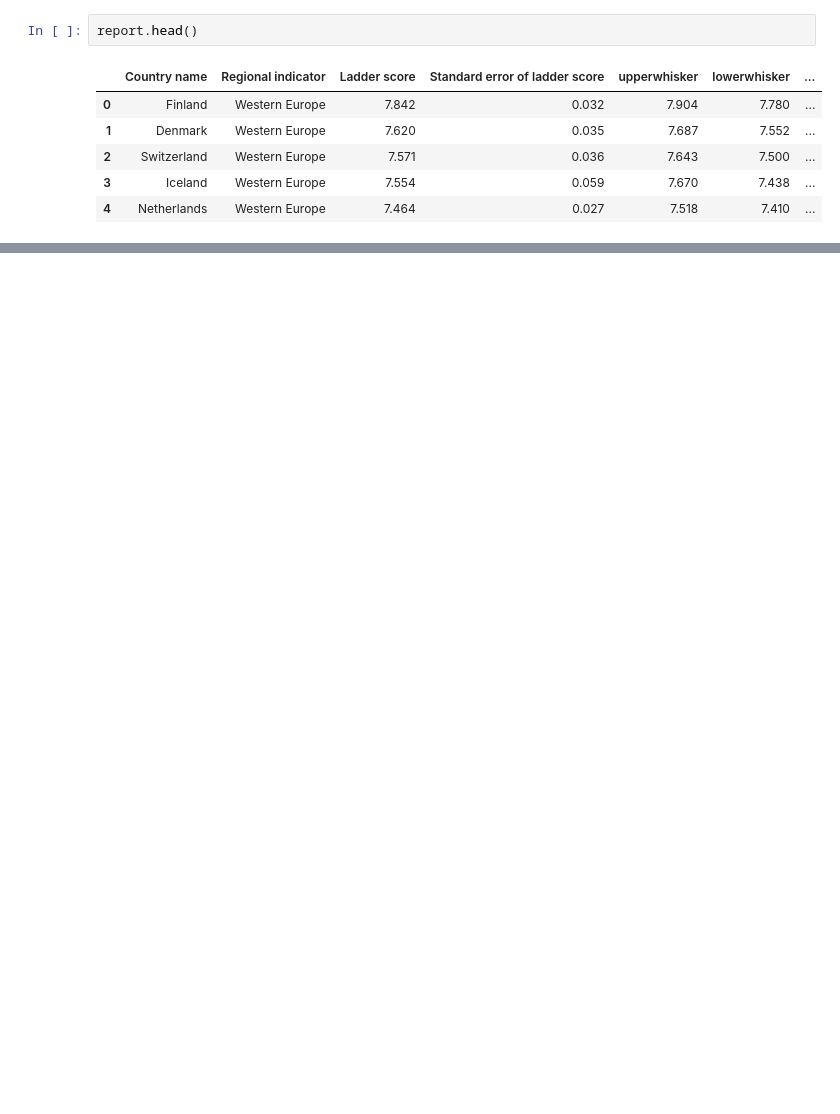
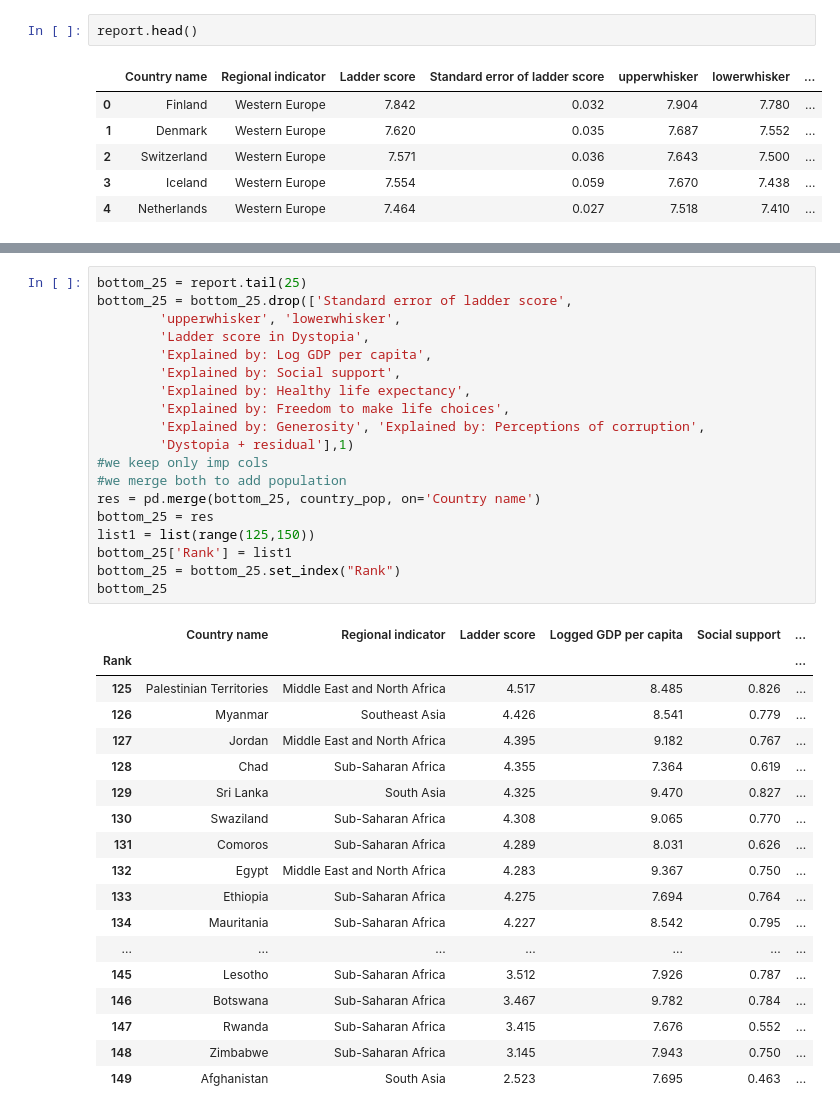
Before and after one commit to JyotsnaBN/EDA_World_Happiness_Report, a Jupyter notebook: file1.ipynb, the cells around one changed output, grey strips where cells are left out. Drawn from its saved outputs; the diff is of its cells as text; blank space fills up the shorter version.

```diff
--- a/file1.ipynb
+++ b/file1.ipynb
@@ -175,0 +142,38 @@ for col in rep_cols:
+# %%
+bottom_25 = report.tail(25)
+bottom_25 = bottom_25.drop(['Standard error of ladder score',
+        'upperwhisker', 'lowerwhisker',
+        'Ladder score in Dystopia',
+        'Explained by: Log GDP per capita',
+        'Explained by: Social support',
+        'Explained by: Healthy life expectancy',
+        'Explained by: Freedom to make life choices',
+        'Explained by: Generosity', 'Explained by: Perceptions of corruption',
+        'Dystopia + residual'],1)
+#we keep only imp cols
+#we merge both to add population
+res = pd.merge(bottom_25, country_pop, on='Country name')
+bottom_25 = res
+list1 = list(range(125,150))
+bottom_25['Rank'] = list1
+bottom_25 = bottom_25.set_index("Rank")
+bottom_25
+# %% [output]
+|  | Country name | Regional indicator | Ladder score | Logged GDP per capita | Social support | ... |
+| Rank |  |  |  |  |  | ... |
+| 125 | Palestinian Territories | Middle East and North Africa | 4.517 | 8.485 | 0.826 | ... |
+| 126 | Myanmar | Southeast Asia | 4.426 | 8.541 | 0.779 | ... |
+| 127 | Jordan | Middle East and North Africa | 4.395 | 9.182 | 0.767 | ... |
+| 128 | Chad | Sub-Saharan Africa | 4.355 | 7.364 | 0.619 | ... |
+| 129 | Sri Lanka | South Asia | 4.325 | 9.470 | 0.827 | ... |
+| 130 | Swaziland | Sub-Saharan Africa | 4.308 | 9.065 | 0.770 | ... |
+| 131 | Comoros | Sub-Saharan Africa | 4.289 | 8.031 | 0.626 | ... |
+| 132 | Egypt | Middle East and North Africa | 4.283 | 9.367 | 0.750 | ... |
+| 133 | Ethiopia | Sub-Saharan Africa | 4.275 | 7.694 | 0.764 | ... |
+| 134 | Mauritania | Sub-Saharan Africa | 4.227 | 8.542 | 0.795 | ... |
+| ... | ... | ... | ... | ... | ... | ... |
+| 145 | Lesotho | Sub-Saharan Africa | 3.512 | 7.926 | 0.787 | ... |
+| 146 | Botswana | Sub-Saharan Africa | 3.467 | 9.782 | 0.784 | ... |
+| 147 | Rwanda | Sub-Saharan Africa | 3.415 | 7.676 | 0.552 | ... |
+| 148 | Zimbabwe | Sub-Saharan Africa | 3.145 | 7.943 | 0.750 | ... |
+| 149 | Afghanistan | South Asia | 2.523 | 7.695 | 0.463 | ... |
```
Also changed, not shown: parts of 39 cells of this notebook.
